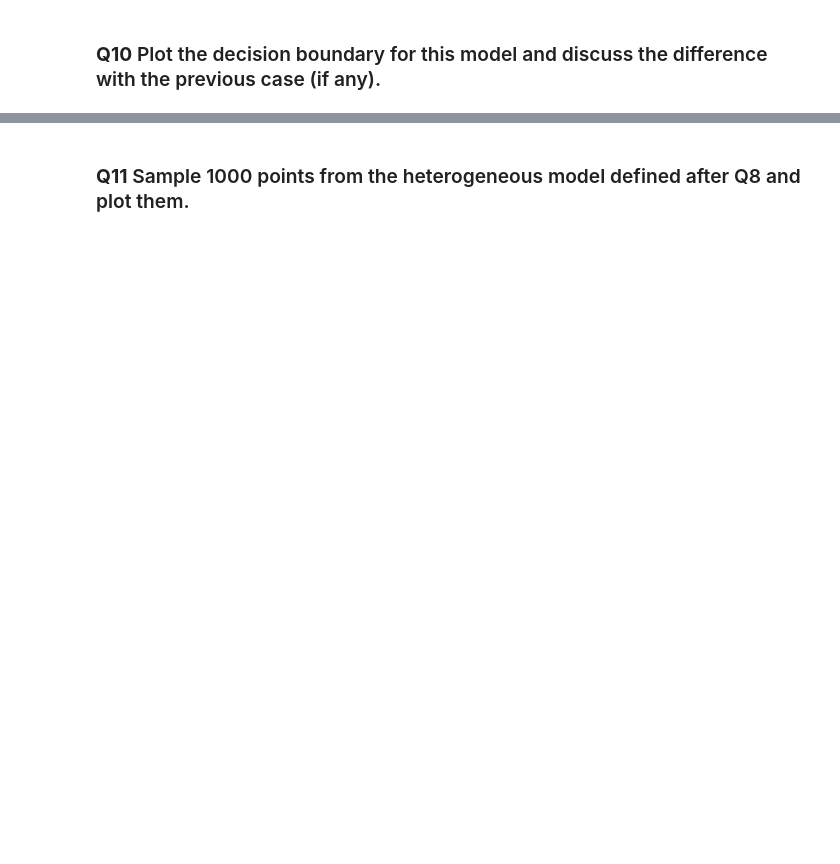
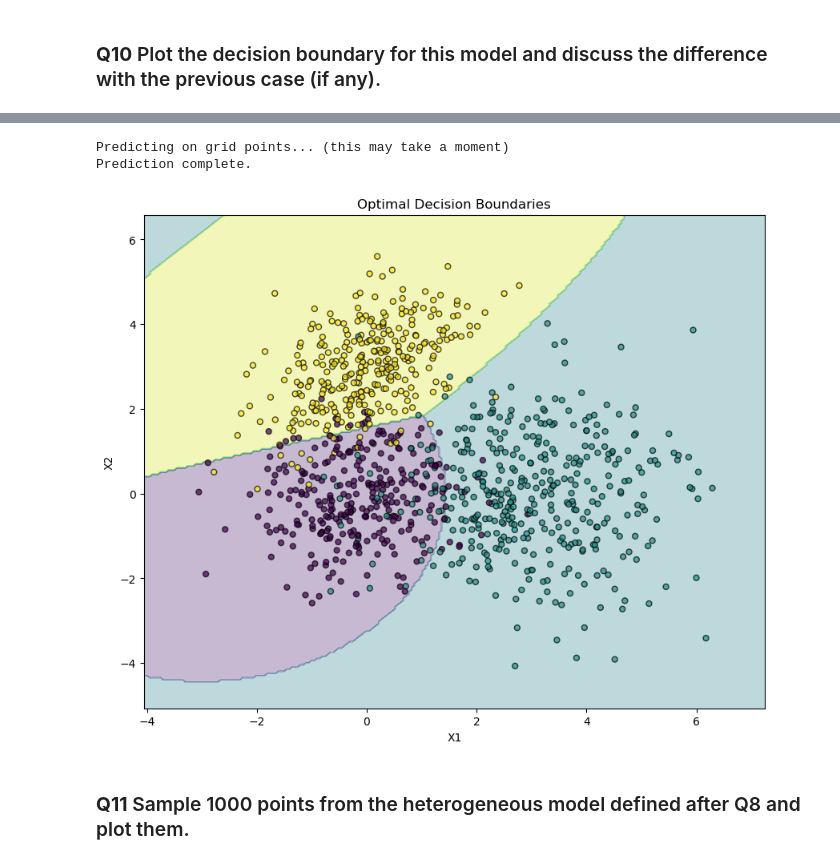
Before and after one commit to Jerry0209/FundamentalLearningEPFL, a Jupyter notebook: HW2/hw2_theory_v1_Tianrui.ipynb, the cells around one changed output, grey strips where cells are left out. Drawn from its saved outputs; the diff is of its cells as text; code cells hidden in the pictures; blank space fills up the shorter version.

```diff
--- a/HW2/hw2_theory_v1_Tianrui.ipynb
+++ b/HW2/hw2_theory_v1_Tianrui.ipynb
@@ -66,0 +587,25 @@ Note: a fully analytical or functional solution might be difficult to obtain; on
+# %%
+# Inputs of the model (Q9)
+K_q9 = 3
+
+pis_q9 = np.array([0.3, 0.4, 0.3]);
+
+means_q9 = np.array([
+    [0, 0],
+    [3, 0],
+    [0, 3]
+])
+
+
+covs_q9 = np.array([
+    [[1, 0], [0, 1]],
+    [[2, 0], [0, 2]],
+    [[1, 0.5], [0.5, 1]]
+])
+
+samples_data_q9, labels_data_q9 = generate_N_GMM_samples(pis_q9, means_q9, covs_q9, K_q9, 1000)
+
+print("First 5 samples:")
+print(samples_data_q9[:5])
+print("\nFirst 5 labels:")
+print(labels_data_q9[:5])
@@ -69,2 +630,9 @@ Note: a fully analytical or functional solution might be difficult to obtain; on
+# %%
+plot_decision_boundary_base(pis_q9, means_q9, covs_q9, K_q9, samples_data_q9, labels_data_q9)
+plt.show()
+# %% [output]
+Predicting on grid points... (this may take a moment)
+Prediction complete.
+[figure, added]
 # %% [markdown]
 ### **Q11** Sample 1000 points from the heterogeneous model defined after Q8 and plot them.
```
Also changed, not shown: parts of 18 cells of this notebook, 5 other files.
